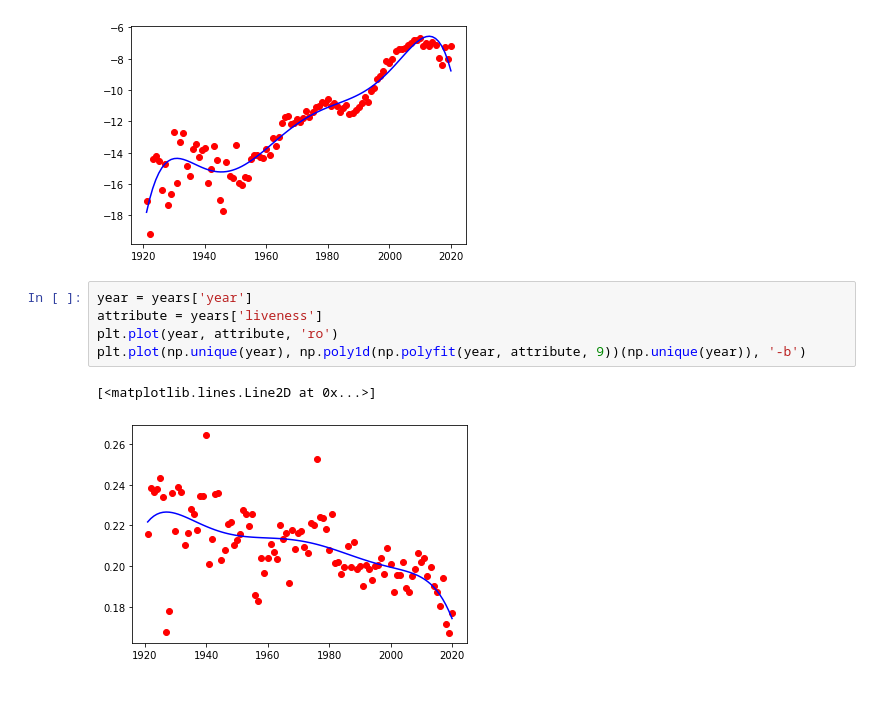
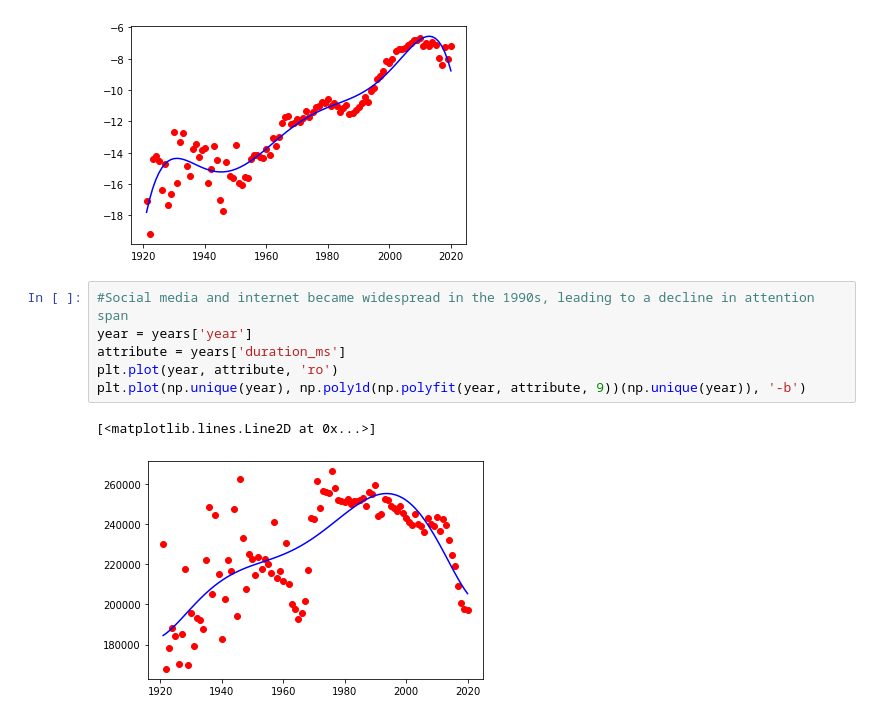
Before and after one commit to Wichaelian/ICM-2021, a Jupyter notebook: 2021_ICM_Problem_D_Data/Bullet 7.ipynb, the cells around one changed output. Drawn from its saved outputs; the diff is of its cells as text.

Commit message:
duration drop

```diff
--- a/2021_ICM_Problem_D_Data/Bullet 7.ipynb
+++ b/2021_ICM_Problem_D_Data/Bullet 7.ipynb
@@ -158,10 +158,11 @@ plt.plot(np.unique(year), np.poly1d(np.polyfit(year, attribute, 9))(np.unique(ye
 [<matplotlib.lines.Line2D at 0x...>]
 [figure]
 # %%
+#Social media and internet became widespread in the 1990s, leading to a decline in attention span
 year = years['year']
-attribute = years['liveness']
+attribute = years['duration_ms']
 plt.plot(year, attribute, 'ro')
 plt.plot(np.unique(year), np.poly1d(np.polyfit(year, attribute, 9))(np.unique(year)), '-b')
 # %% [output]
 [<matplotlib.lines.Line2D at 0x...>]
-[figure, old version]
+[figure, new version]
```
Also changed, not shown: parts of 1 cell of this notebook.
